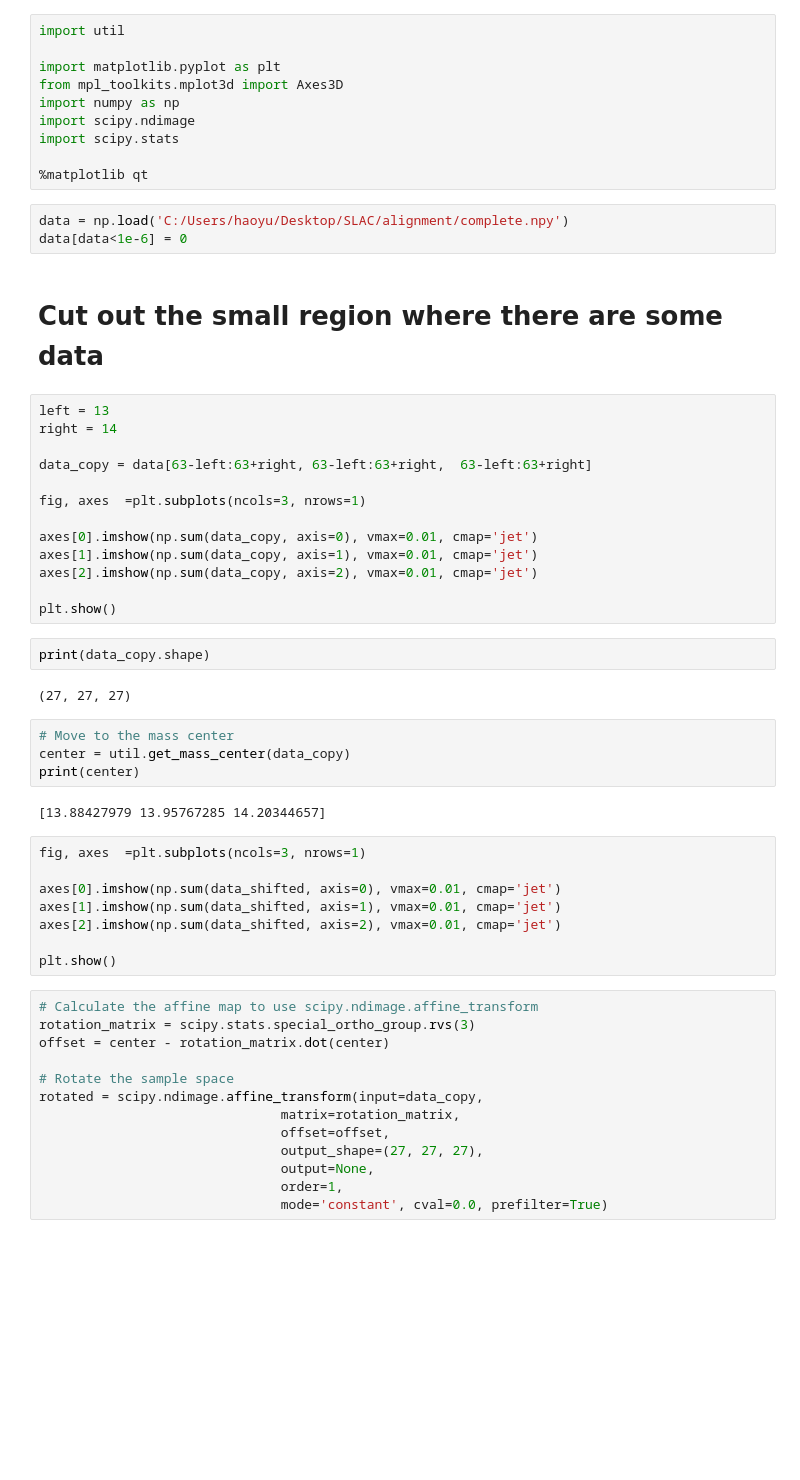
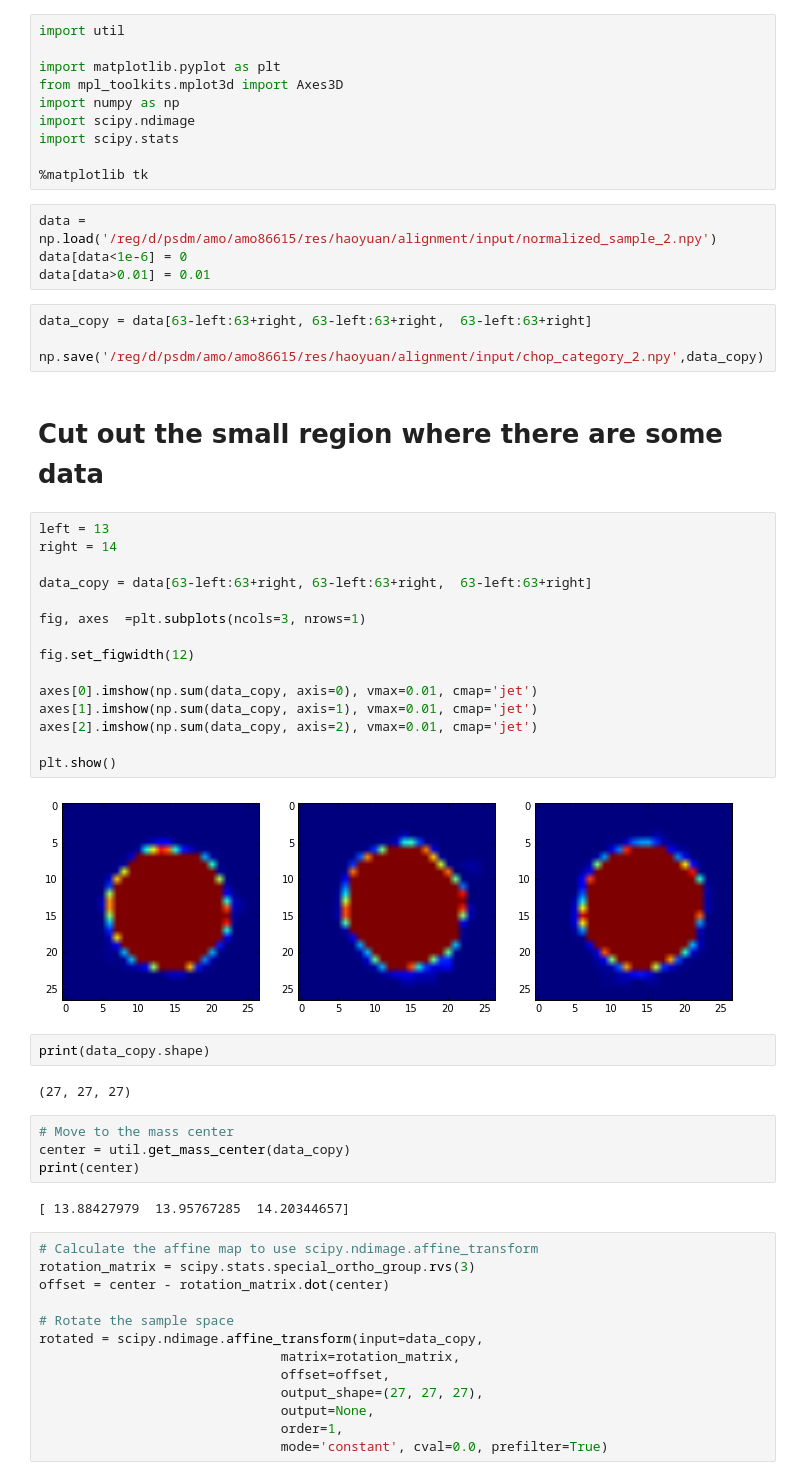
Before and after one commit to haoyuanli93/Alignment, a Jupyter notebook: Prepare the data.ipynb, the cells around one changed output. Saved outputs shown, nothing was run; the diff lists cells and outputs as text; blank space fills up the shorter version.

```diff
--- a/Prepare the data.ipynb
+++ b/Prepare the data.ipynb
@@ -7,25 +7,34 @@ import numpy as np
 import scipy.ndimage
 import scipy.stats
 
-%matplotlib qt
+%matplotlib tk
 # %%
-data = np.load('C:/Users/haoyu/Desktop/SLAC/alignment/complete.npy')
+data = np.load('/reg/d/psdm/amo/amo86615/res/haoyuan/alignment/input/normalized_sample_2.npy')
 data[data<1e-6] = 0
+data[data>0.01] = 0.01
+# %%
+data_copy = data[63-left:63+right, 63-left:63+right,  63-left:63+right]
+
+np.save('/reg/d/psdm/amo/amo86615/res/haoyuan/alignment/input/chop_category_2.npy',data_copy)
 # %% [markdown]
 # Cut out the small region where there are some data
 # %%
 left = 13
 right = 14
 
 data_copy = data[63-left:63+right, 63-left:63+right,  63-left:63+right]
 
 fig, axes  =plt.subplots(ncols=3, nrows=1)
 
+fig.set_figwidth(12)
+
 axes[0].imshow(np.sum(data_copy, axis=0), vmax=0.01, cmap='jet')
 axes[1].imshow(np.sum(data_copy, axis=1), vmax=0.01, cmap='jet')
 axes[2].imshow(np.sum(data_copy, axis=2), vmax=0.01, cmap='jet')
 
 plt.show()
+# %% [output]
+[figure, added]
 # %%
 print(data_copy.shape)
 # %% [output]
@@ -35,15 +44,7 @@ print(data_copy.shape)
 center = util.get_mass_center(data_copy)
 print(center)
 # %% [output]
-[13.88427979 13.95767285 14.20344657]
+[ 13.88427979  13.95767285  14.20344657]
-# %%
-fig, axes  =plt.subplots(ncols=3, nrows=1)
-
-axes[0].imshow(np.sum(data_shifted, axis=0), vmax=0.01, cmap='jet')
-axes[1].imshow(np.sum(data_shifted, axis=1), vmax=0.01, cmap='jet')
-axes[2].imshow(np.sum(data_shifted, axis=2), vmax=0.01, cmap='jet')
-
-plt.show()
 # %%
 # Calculate the affine map to use scipy.ndimage.affine_transform
 rotation_matrix = scipy.stats.special_ortho_group.rvs(3)
```
Also changed, not shown: parts of 1 cell of this notebook, 2 other files.
